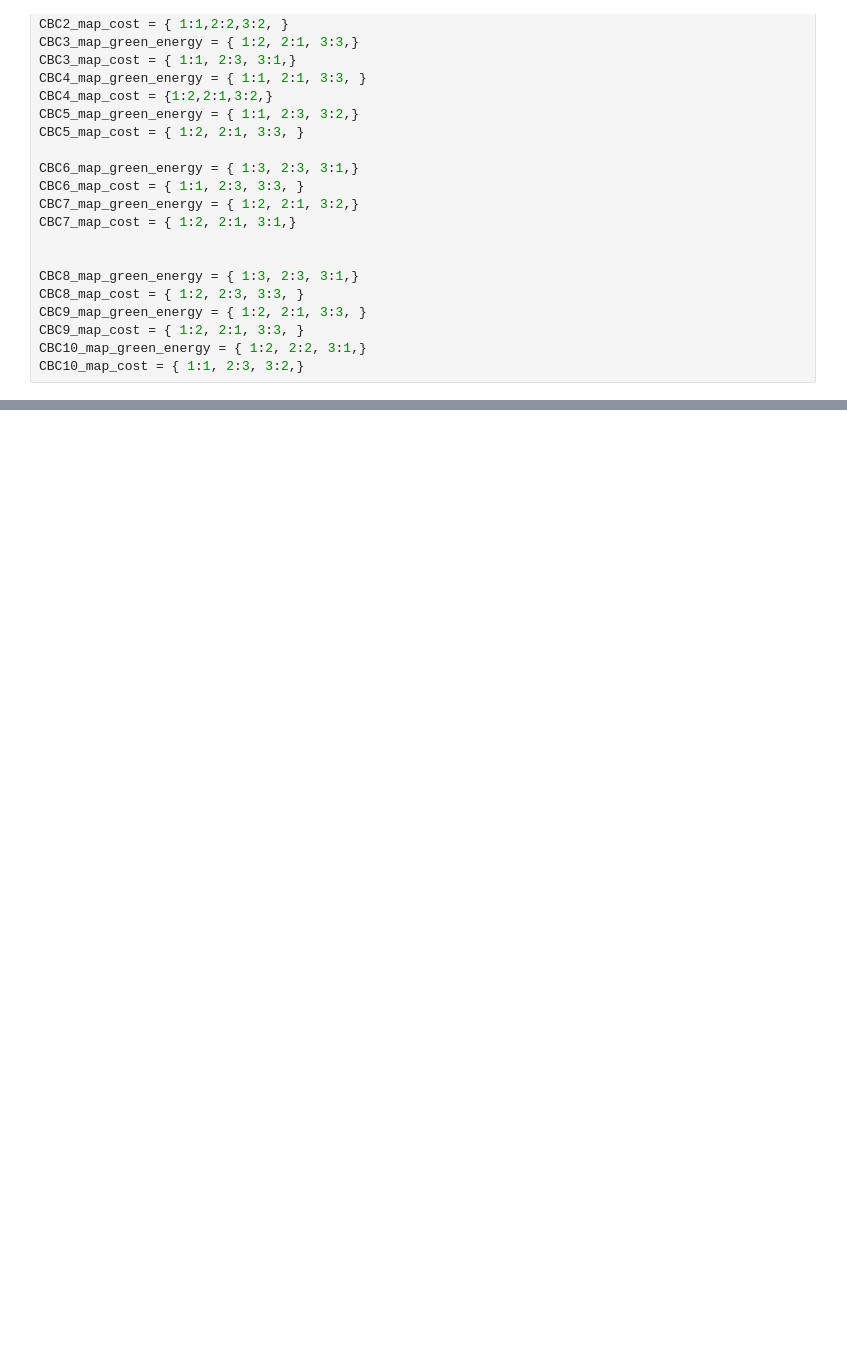
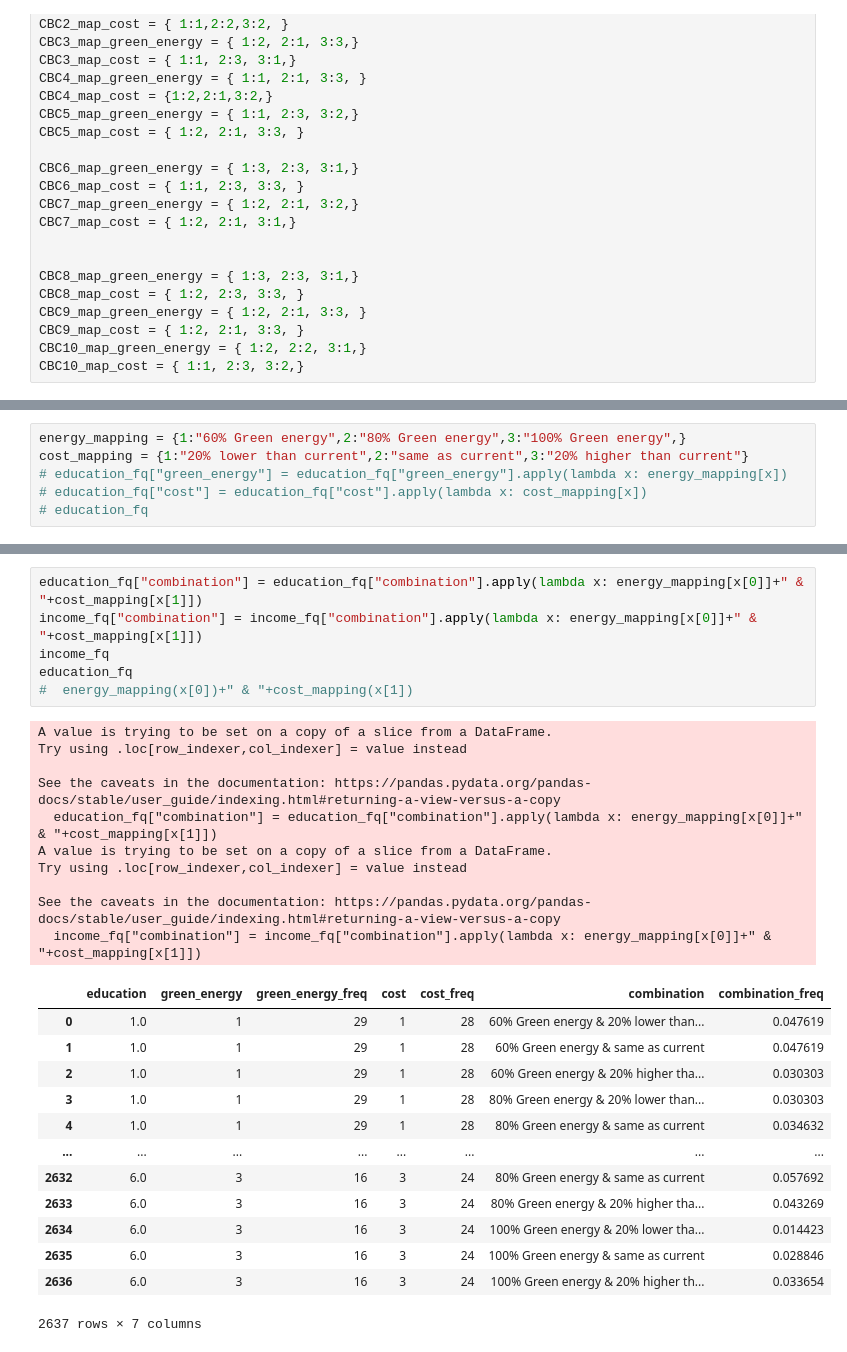
Before and after one commit to pengningyi/EnergyPreferences, a Jupyter notebook: data/survey.ipynb, the cells around one changed output, grey strips where cells are left out. Drawn from its saved outputs; the diff is of its cells as text; blank space fills up the shorter version.

```diff
--- a/data/survey.ipynb
+++ b/data/survey.ipynb
@@ -205,0 +236,6 @@ target_columns = [ 'CurrentRenewables', 'CurrentRenewables_1_other', 'CurrentPri
+# %%
+energy_mapping = {1:"60% Green energy",2:"80% Green energy",3:"100% Green energy",}
+cost_mapping = {1:"20% lower than current",2:"same as current",3:"20% higher than current"}
+# education_fq["green_energy"] = education_fq["green_energy"].apply(lambda x: energy_mapping[x])
+# education_fq["cost"] = education_fq["cost"].apply(lambda x: cost_mapping[x])
+# education_fq
@@ -205,0 +249,30 @@ target_columns = [ 'CurrentRenewables', 'CurrentRenewables_1_other', 'CurrentPri
+# %%
+education_fq["combination"] = education_fq["combination"].apply(lambda x: energy_mapping[x[0]]+" & "+cost_mapping[x[1]])
+income_fq["combination"] = income_fq["combination"].apply(lambda x: energy_mapping[x[0]]+" & "+cost_mapping[x[1]])
+income_fq
+education_fq
+#  energy_mapping(x[0])+" & "+cost_mapping(x[1])
+# %% [output]
+A value is trying to be set on a copy of a slice from a DataFrame.
+Try using .loc[row_indexer,col_indexer] = value instead
+
+See the caveats in the documentation: https://pandas.pydata.org/pandas-docs/stable/user_guide/indexing.html#returning-a-view-versus-a-copy
+  education_fq["combination"] = education_fq["combination"].apply(lambda x: energy_mapping[x[0]]+" & "+cost_mapping[x[1]])
+A value is trying to be set on a copy of a slice from a DataFrame.
+Try using .loc[row_indexer,col_indexer] = value instead
+
+See the caveats in the documentation: https://pandas.pydata.org/pandas-docs/stable/user_guide/indexing.html#returning-a-view-versus-a-copy
+  income_fq["combination"] = income_fq["combination"].apply(lambda x: energy_mapping[x[0]]+" & "+cost_mapping[x[1]])
+|  | education | green_energy | green_energy_freq | cost | cost_freq | combination | combination_freq |
+| 0 | 1.0 | 1 | 29 | 1 | 28 | 60% Green energy & 20% lower than... | 0.047619 |
+| 1 | 1.0 | 1 | 29 | 1 | 28 | 60% Green energy & same as current | 0.047619 |
+| 2 | 1.0 | 1 | 29 | 1 | 28 | 60% Green energy & 20% higher tha... | 0.030303 |
+| 3 | 1.0 | 1 | 29 | 1 | 28 | 80% Green energy & 20% lower than... | 0.030303 |
+| 4 | 1.0 | 1 | 29 | 1 | 28 | 80% Green energy & same as current | 0.034632 |
+| ... | ... | ... | ... | ... | ... | ... | ... |
+| 2632 | 6.0 | 3 | 16 | 3 | 24 | 80% Green energy & same as current | 0.057692 |
+| 2633 | 6.0 | 3 | 16 | 3 | 24 | 80% Green energy & 20% higher tha... | 0.043269 |
+| 2634 | 6.0 | 3 | 16 | 3 | 24 | 100% Green energy & 20% lower tha... | 0.014423 |
+| 2635 | 6.0 | 3 | 16 | 3 | 24 | 100% Green energy & same as current | 0.028846 |
+| 2636 | 6.0 | 3 | 16 | 3 | 24 | 100% Green energy & 20% higher th... | 0.033654 |
+2637 rows × 7 columns
```
Also changed, not shown: parts of 24 cells of this notebook, 28 other files.
